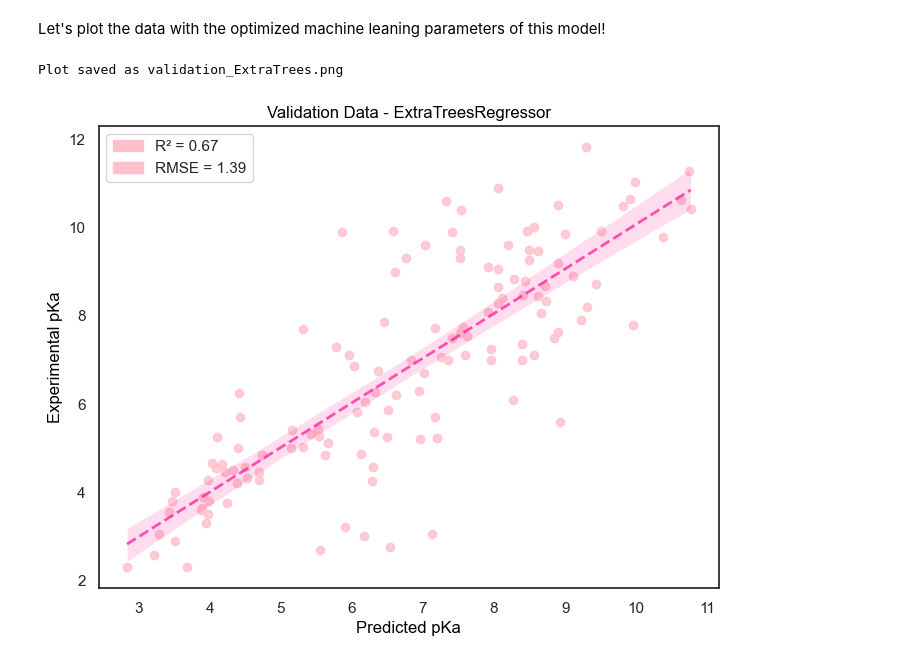
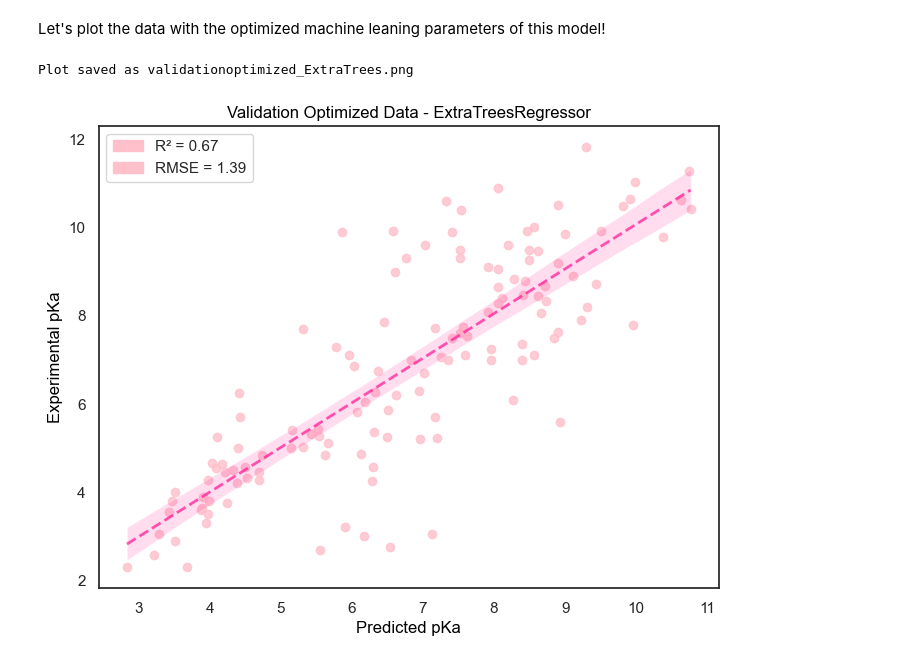
Before and after one commit to anastasiafloris/pKaPredict, a Jupyter notebook: notebooks/ProjectReport*.ipynb, the cells around one changed output. Saved outputs shown, nothing was run; the diff lists cells and outputs as text; code cells hidden in the pictures.

Commit message:
extrapush

```diff
--- a/notebooks/ProjectReport*.ipynb
+++ b/notebooks/ProjectReport*.ipynb
@@ -678,35 +678,35 @@ y_preds = model.predict(X_valid_selected)
 def plot_data(actual, predicted, title):
     """Plots predicted vs actual pKa values with regression line and evaluation metrics."""
     rmse = np.sqrt(mean_squared_error(actual, predicted))
     R2 = r2_score(actual, predicted)
 
     plt.figure(figsize=(8, 6))
     sn.regplot(x=predicted, y=actual, scatter_kws={'color': 'pink'}, line_kws={"lw": 2, "ls": "--", "color": "deeppink", "alpha": 0.7})
     plt.title(title, color="black")
     plt.xlabel("Predicted pKa", color="black")
     plt.ylabel("Experimental pKa", color="black")
     plt.gca().set_facecolor('white')  # Set background to white
 
     # Add R² and RMSE patches to legend
     R2_patch = mpatches.Patch(color='pink', label=f"R² = {R2:.2f}")
     rmse_patch = mpatches.Patch(color='pink', label=f"RMSE = {rmse:.2f}")
     plt.legend(handles=[R2_patch, rmse_patch])
 
 # =============================
 # Plot and Save Results
 # =============================
 
 # Plot validation results
-plot_data(y_valid, y_preds, "Validation Data - ExtraTreesRegressor")
+plot_data(y_valid, y_preds, "Validation Optimized Data - ExtraTreesRegressor")
 
 # Define save path in the specified folder
-save_path = os.path.join("..", "notebooks", "Plots", "validation_ExtraTrees.png")
+save_path = os.path.join("..", "notebooks", "Plots", "validationoptimized_ExtraTrees.png")
 
 # Save figure as PNG in the correct directory
 plt.savefig(save_path, dpi=300, bbox_inches='tight')
 
 # Success message
-print("Plot saved as validation_ExtraTrees.png")
+print("Plot saved as validationoptimized_ExtraTrees.png")
 # %% [output]
-Plot saved as validation_ExtraTrees.png
+Plot saved as validationoptimized_ExtraTrees.png
-[figure, old version]
+[figure, new version]
```
Also changed, not shown: 2 other files.
